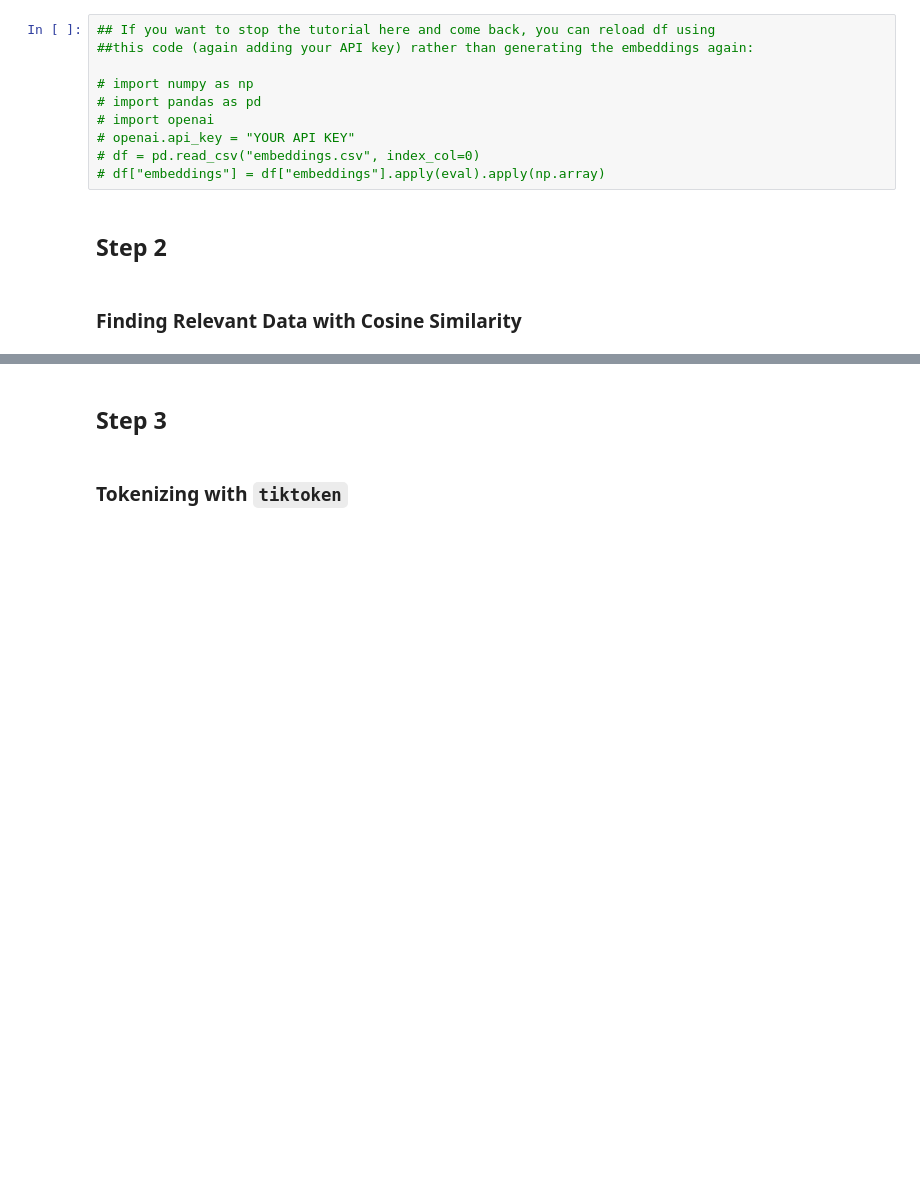
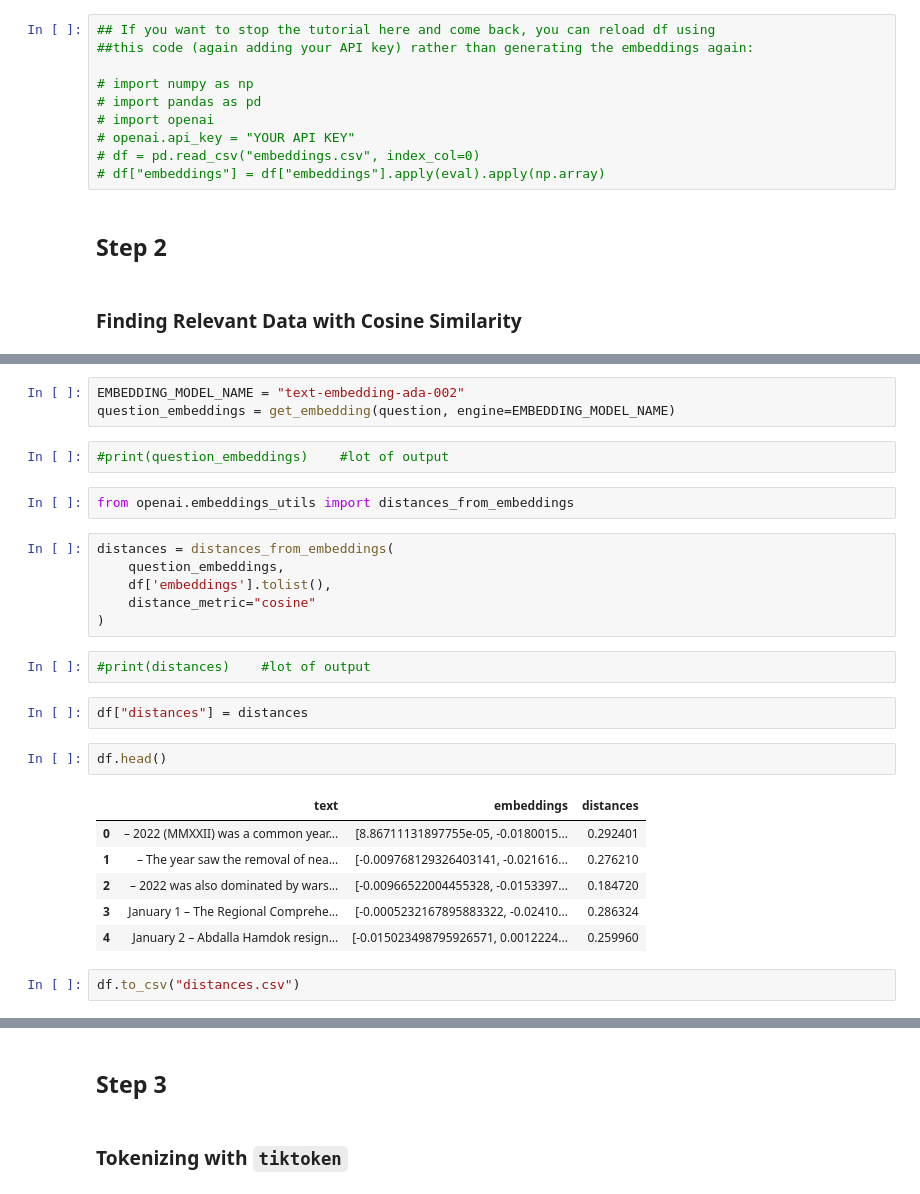
Before and after one commit to amanpreetsingh459/Generative-AI, a Jupyter notebook: 2. LLMs & Text Generation/3. Retrieval Augmented Generation(RAG)/codealong.ipynb, the cells around one changed output, grey strips where cells are left out. Saved outputs shown, nothing was run; the diff lists cells and outputs as text; blank space fills up the shorter version.

```diff
--- a/2. LLMs & Text Generation/3. Retrieval Augmented Generation(RAG)/codealong.ipynb
+++ b/2. LLMs & Text Generation/3. Retrieval Augmented Generation(RAG)/codealong.ipynb
@@ -317,0 +337,28 @@ df.to_csv("embeddings.csv")
+# %%
+EMBEDDING_MODEL_NAME = "text-embedding-ada-002"
+question_embeddings = get_embedding(question, engine=EMBEDDING_MODEL_NAME)
+# %%
+#print(question_embeddings)    #lot of output
+# %%
+from openai.embeddings_utils import distances_from_embeddings
+# %%
+distances = distances_from_embeddings(
+    question_embeddings,
+    df['embeddings'].tolist(),
+    distance_metric="cosine"
+)
+# %%
+#print(distances)    #lot of output
+# %%
+df["distances"] = distances
+# %%
+df.head()
+# %% [output]
+|  | text | embeddings | distances |
+| 0 | – 2022 (MMXXII) was a common year... | [8.86711131897755e-05, -0.0180015... | 0.292401 |
+| 1 | – The year saw the removal of nea... | [-0.009768129326403141, -0.021616... | 0.276210 |
+| 2 | – 2022 was also dominated by wars... | [-0.00966522004455328, -0.0153397... | 0.184720 |
+| 3 | January 1 – The Regional Comprehe... | [-0.0005232167895883322, -0.02410... | 0.286324 |
+| 4 | January 2 – Abdalla Hamdok resign... | [-0.015023498795926571, 0.0012224... | 0.259960 |
+# %%
+df.to_csv("distances.csv")
```
Also changed, not shown: parts of 9 cells of this notebook.
